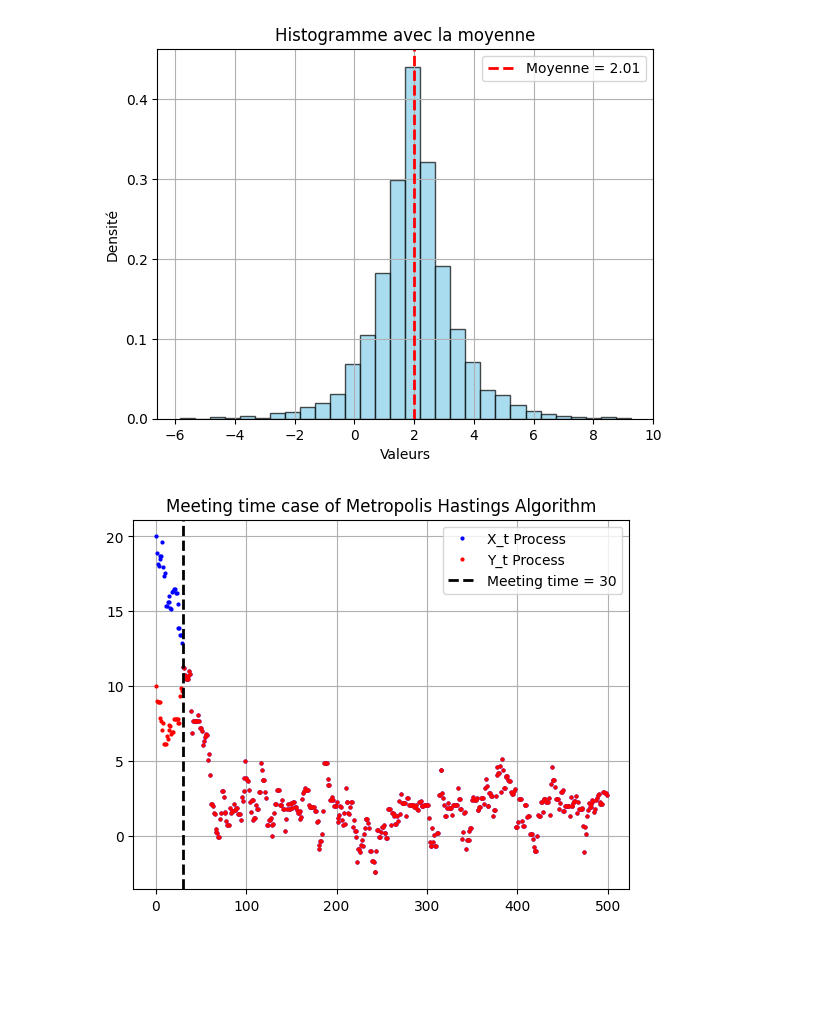
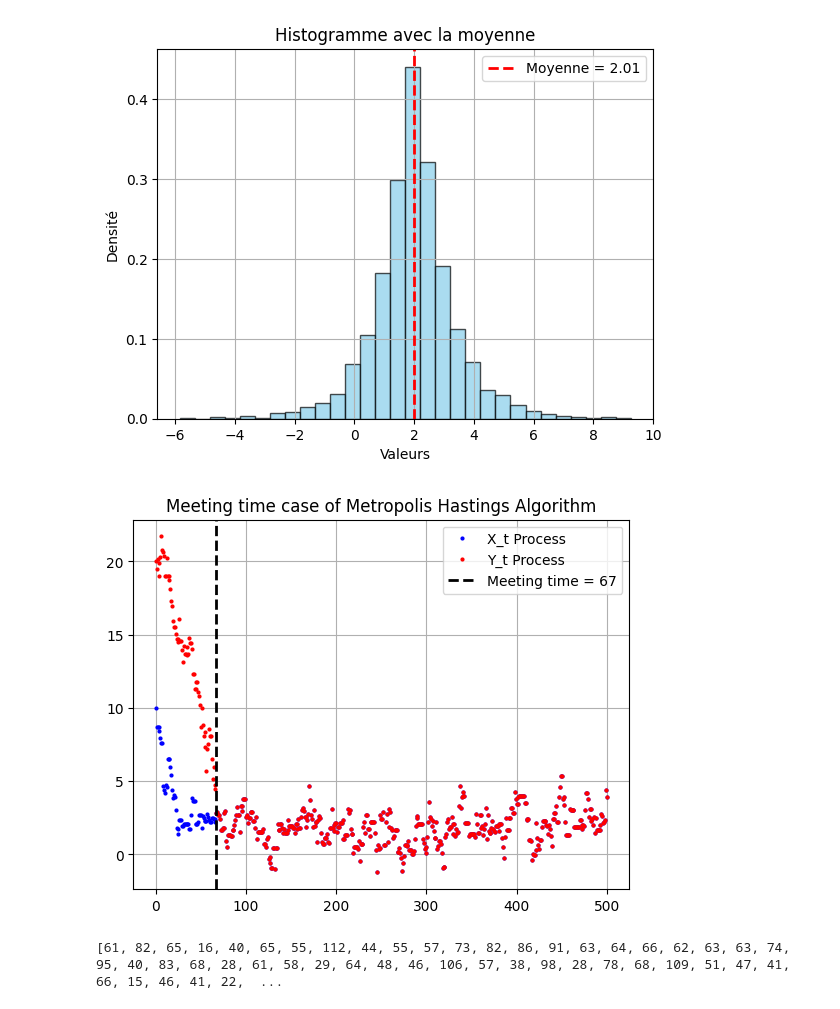
Before and after one commit to MohamedKeteb/Coupling_ESS, a Jupyter notebook: simu_MH.ipynb, the cells around one changed output. Saved outputs shown, nothing was run; the diff lists cells and outputs as text; code cells hidden in the pictures; blank space fills up the shorter version.

Commit message:
add meeting time distribution

```diff
--- a/simu_MH.ipynb
+++ b/simu_MH.ipynb
@@ -63,7 +63,7 @@ def MH_coupling_step(x, y, v, U):
 def MH_couplig(x_init, y_init, v, U, n_iter):
     samples = [(x_init, y_init)]
     x, y = x_init, y_init
-    for _ in tqdm(range(n_iter)):
+    for _ in range(n_iter):
         x, y = MH_coupling_step(x, y, v, U)
         samples.append((x, y))
         #print('in samples', (x,y))
@@ -71,27 +71,50 @@ def MH_couplig(x_init, y_init, v, U, n_iter):
 # %%
 if __name__ == "__main__":
     v = 1
-    x_init = 20
-    y_init = 10
+    x_init = 10
+    y_init = 20
     n_iter = 500
 
     samples  = MH_couplig(x_init, y_init, v, U, n_iter)
 
-    x_samples = [samples[i][0] for i in range(n_iter)]
-    y_samples = [samples[i][1] for i in range(n_iter)]
+    x_samples = [samples[i][0] for i in range(len(samples))]
+    y_samples = [samples[i][1] for i in range(len(samples))]
 
-    meet_time = []
 
-    for i in range(n_iter):
-        if x_samples[i] == y_samples[i]:
-            meet_time.append(i)
+    meet_time = 0
+    while x_samples[meet_time] != y_samples[meet_time]:
+        meet_time+= 1
 # %%
+x = np.arange(len(samples))
 plt.plot(x, x_samples, marker='o', linestyle='None', markersize=2, color='blue', label = 'X_t Process')
 plt.plot(x, y_samples, marker='o', linestyle='None', markersize=2, color='red', label = 'Y_t Process')
-plt.axvline(meet_time[0], color='black', linestyle='dashed', linewidth=2, label=f'Meeting time = {meet_time[0]}')
+plt.axvline(meet_time, color='black', linestyle='dashed', linewidth=2, label=f'Meeting time = {meet_time}')
 plt.title("Meeting time case of Metropolis Hastings Algorithm")
 plt.grid(True)
-plt.legend()  # Affiche la légende
+plt.legend()
 plt.show()
 # %% [output]
-[figure, old version]
+[figure, new version]
+# %%
+if __name__ == "__main__":
+    v = 1
+    x_init = 20
+    y_init = 10
+    meet_times = []
+    N = 1000
+    L = 0 # L << N
+
+    meet_times = []
+    for _ in tqdm(range(N)):
+        samples  = MH_couplig(x_init, y_init, v, U, n_iter)
+
+        x_samples = [samples[i][0] for i in range(len(samples))]
+        y_samples = [samples[i][1] for i in range(len(samples))]
+        for i in range(L, len(samples)):
+            if x_samples[i] == y_samples[i]:
+                meet_times.append(i)
+                break
+
+    print(meet_times)
+# %% [output]
+[61, 82, 65, 16, 40, 65, 55, 112, 44, 55, 57, 73, 82, 86, 91, 63, 64, 66, 62, 63, 63, 74, 95, 40, 83, 68, 28, 61, 58, 29, 64, 48, 46, 106, 57, 38, 98, 28, 78, 68, 109, 51, 47, 41, 66, 15, 46, 41, 22,  ...
```
Also changed, not shown: parts of 1 cell of this notebook.
